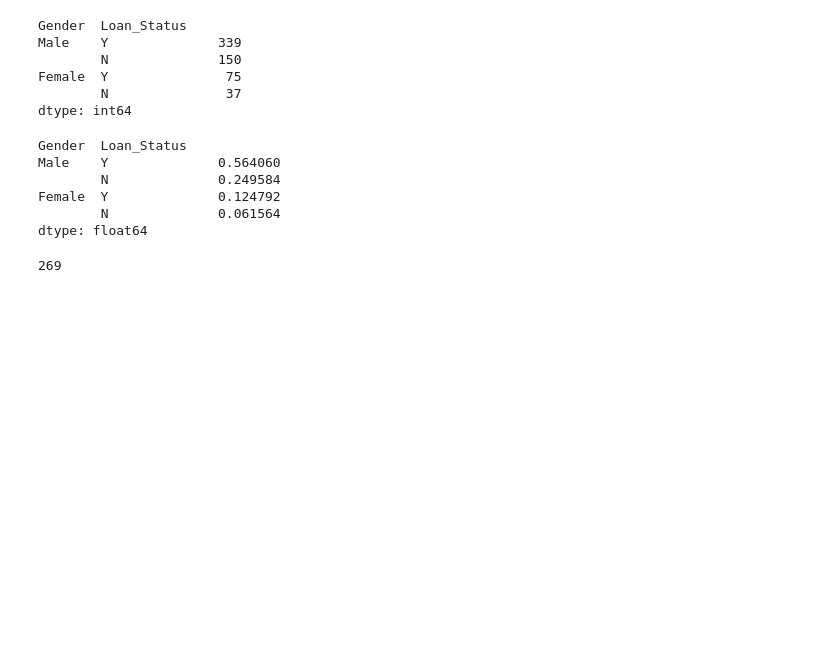
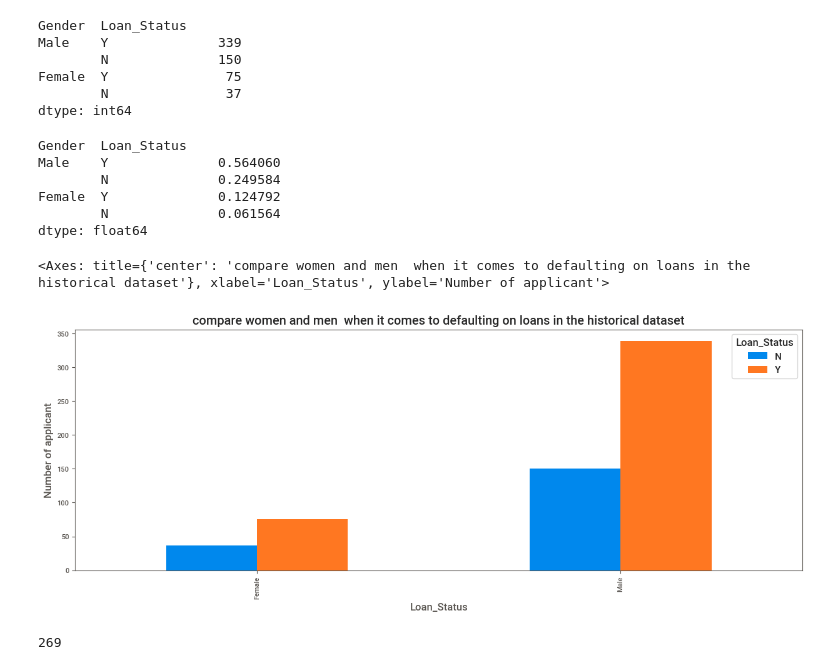
Before and after one commit to AnjaliDharmik/Home-Loan-Space, a Jupyter notebook: Home Loan Prediction.ipynb, the cells around one changed output. Cells and saved outputs as stored; diff of their text form; code cells hidden in the pictures; blank space fills up the shorter version.

```diff
--- a/Home Loan Prediction.ipynb
+++ b/Home Loan Prediction.ipynb
@@ -260,4 +337,10 @@ Male    Y              0.564060
 Female  Y              0.124792
         N              0.061564
 dtype: float64
+# %%
+CrosstabResult=pd.crosstab(index=train['Gender'],columns=train['Loan_Status'])
+CrosstabResult.plot.bar(title='compare women and men  when it comes to defaulting on loans in the historical dataset', xlabel='Loan_Status',ylabel='Number of applicant')
+# %% [output]
+<Axes: title={'center': 'compare women and men  when it comes to defaulting on loans in the historical dataset'}, xlabel='Loan_Status', ylabel='Number of applicant'>
+[figure, added]
 # %%
```
Also changed, not shown: parts of 93 cells of this notebook.
